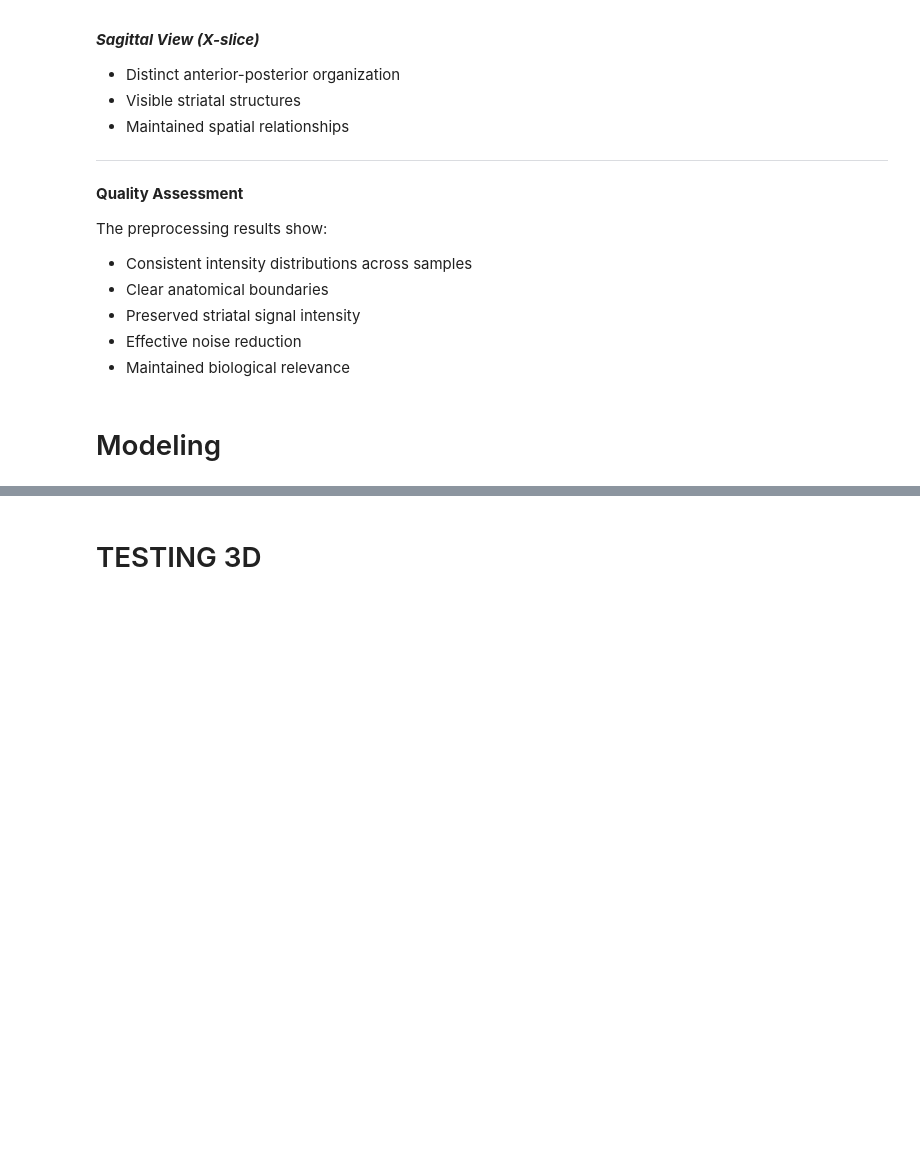
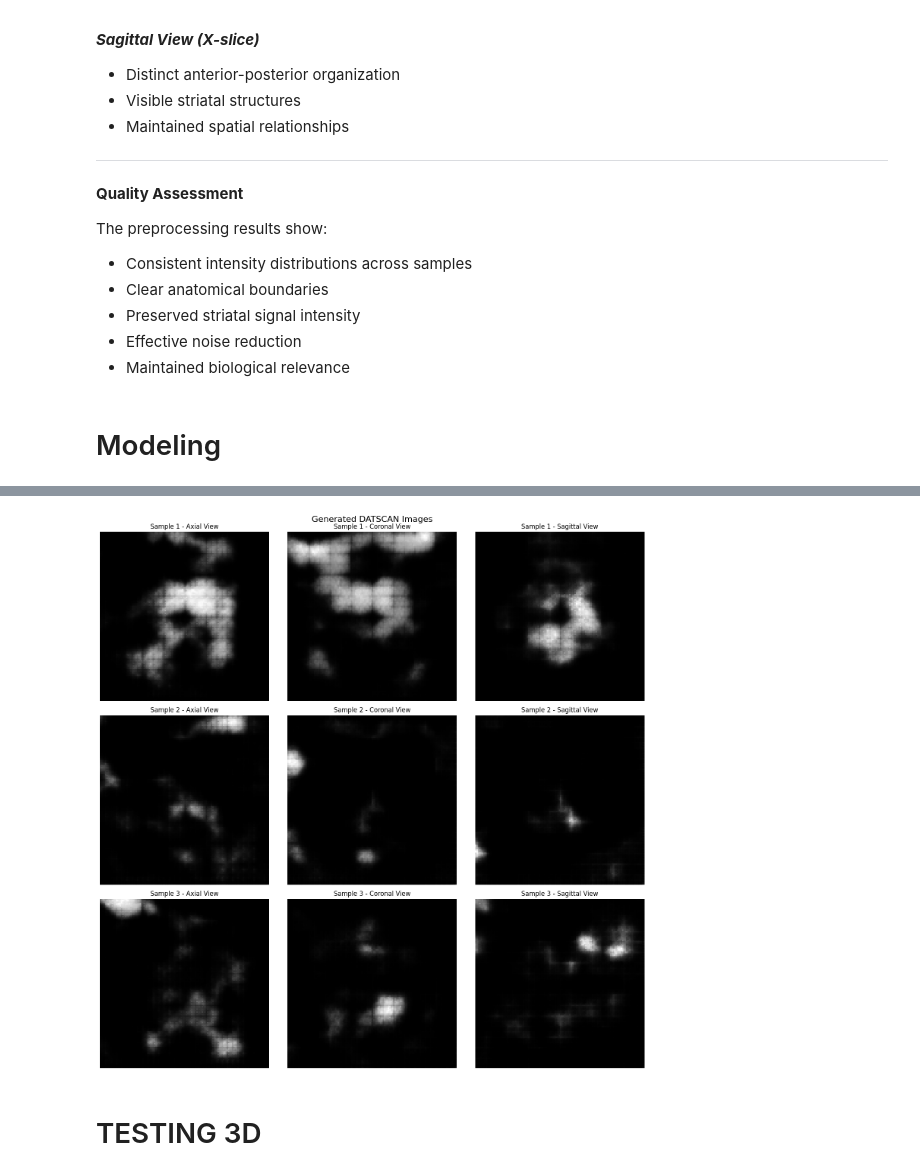
Before and after one commit to alexcri90/ParkinsonThesis, a Jupyter notebook: Notebook.ipynb, the cells around one changed output, grey strips where cells are left out. Drawn from its saved outputs; the diff is of its cells as text; code cells hidden in the pictures; blank space fills up the shorter version.

Commit message:
Checkpoint model and datscan_vae (local)

```diff
--- a/Notebook.ipynb
+++ b/Notebook.ipynb
@@ -1142,3 +1237,54 @@ plt.show()
+# %%
+## EXTRA TEST
+# Cell 30: Generate and visualize new DATSCAN images
+import torch
+import matplotlib.pyplot as plt
+import numpy as np
+
+def generate_and_visualize_samples(model_path='datscan_vae.pt', num_samples=3, device=torch.device('cuda')):
+    # Load the model
+    loaded_model = DATScanVAE(latent_dim=64).to(device)
+
+    # Load the checkpoint
+    checkpoint = torch.load(model_path)
+    loaded_model.load_state_dict(checkpoint['model_state_dict'])
+    loaded_model.eval()
+
+    # Generate samples
+    with torch.no_grad():
+        generated_images = loaded_model.generate(num_samples=num_samples, device=device)
+        generated_images = generated_images.cpu().numpy()
+
+    # Create a figure with multiple views for each sample
+    fig, axes = plt.subplots(num_samples, 3, figsize=(15, 5*num_samples))
+    fig.suptitle('Generated DATSCAN Images', fontsize=16)
+
+    for i in range(num_samples):
+        # Get middle slices from each view
+        axial_slice = generated_images[i, 0, :, :, generated_images.shape[-1]//2]
+        coronal_slice = generated_images[i, 0, :, generated_images.shape[-2]//2, :]
+        sagittal_slice = generated_images[i, 0, generated_images.shape[-3]//2, :, :]
+
+        # Plot the slices
+        axes[i, 0].imshow(axial_slice, cmap='gray')
+        axes[i, 0].set_title(f'Sample {i+1} - Axial View')
+        axes[i, 0].axis('off')
+
+        axes[i, 1].imshow(coronal_slice, cmap='gray')
+        axes[i, 1].set_title(f'Sample {i+1} - Coronal View')
+        axes[i, 1].axis('off')
+
+        axes[i, 2].imshow(sagittal_slice, cmap='gray')
+        axes[i, 2].set_title(f'Sample {i+1} - Sagittal View')
+        axes[i, 2].axis('off')
+
+    plt.tight_layout()
+    plt.show()
+
+# Generate and visualize 3 samples
+generate_and_visualize_samples(num_samples=3)
+# %% [output]
+[figure, added]
 # %% [markdown]
 # TESTING 3D
 # %%
```
Also changed, not shown: parts of 12 cells of this notebook, 3 other files.
